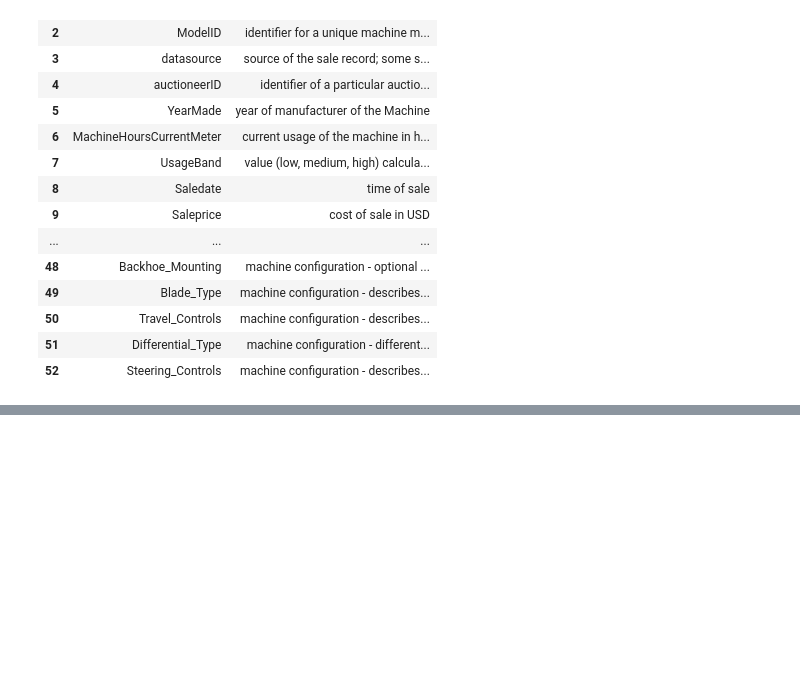
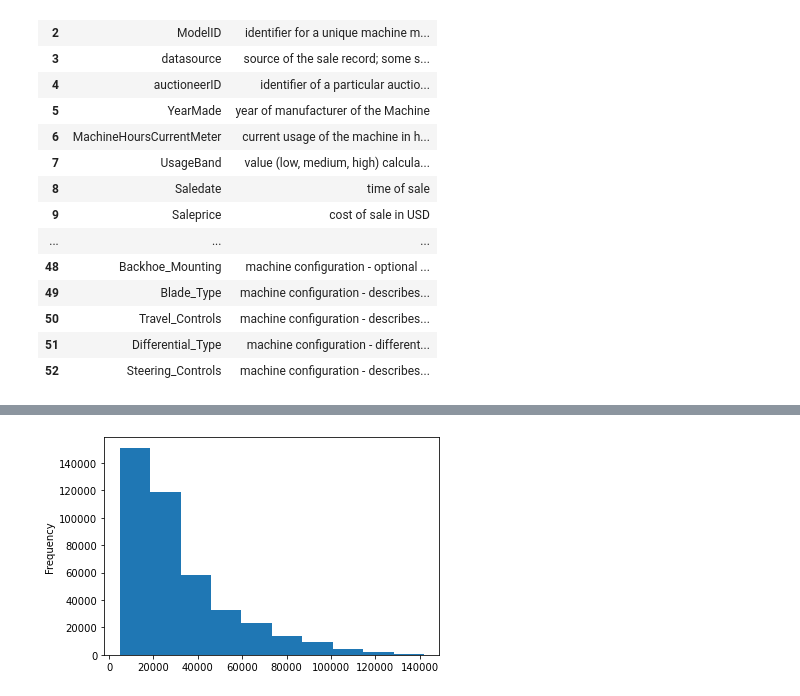
Before and after one commit to wondrousWebWorks/bulldozer-prices-prediction, a Jupyter notebook: bulldozer-price-prediction-project.ipynb, the cells around one changed output, grey strips where cells are left out. Saved outputs shown, nothing was run; the diff lists cells and outputs as text; code cells hidden in the pictures; blank space fills up the shorter version.

```diff
--- a/bulldozer-price-prediction-project.ipynb
+++ b/bulldozer-price-prediction-project.ipynb
@@ -59,0 +111,4 @@ import sklearn
+# %%
+df["SalePrice"].plot.hist();
+# %% [output]
+[figure, added]
```
Also changed, not shown: parts of 16 cells of this notebook.
